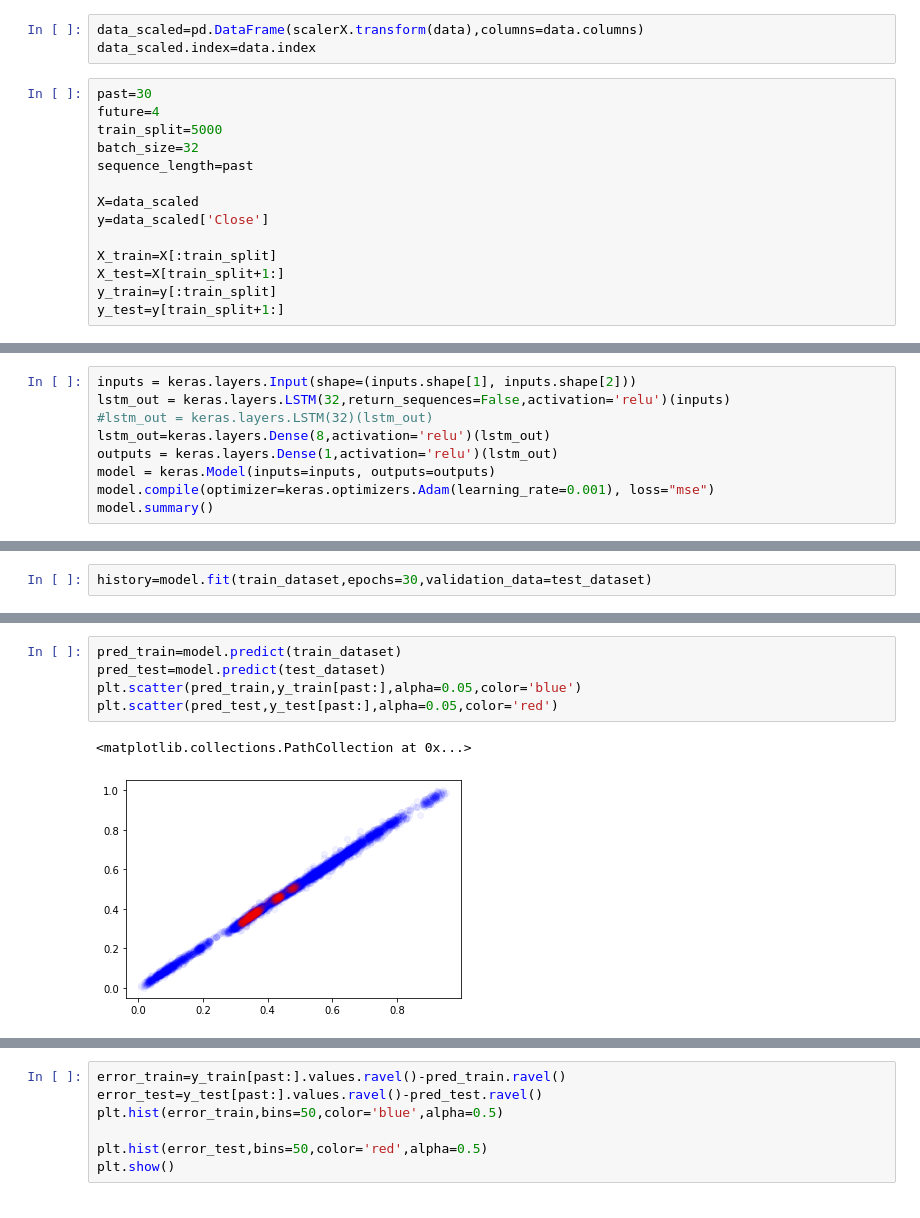
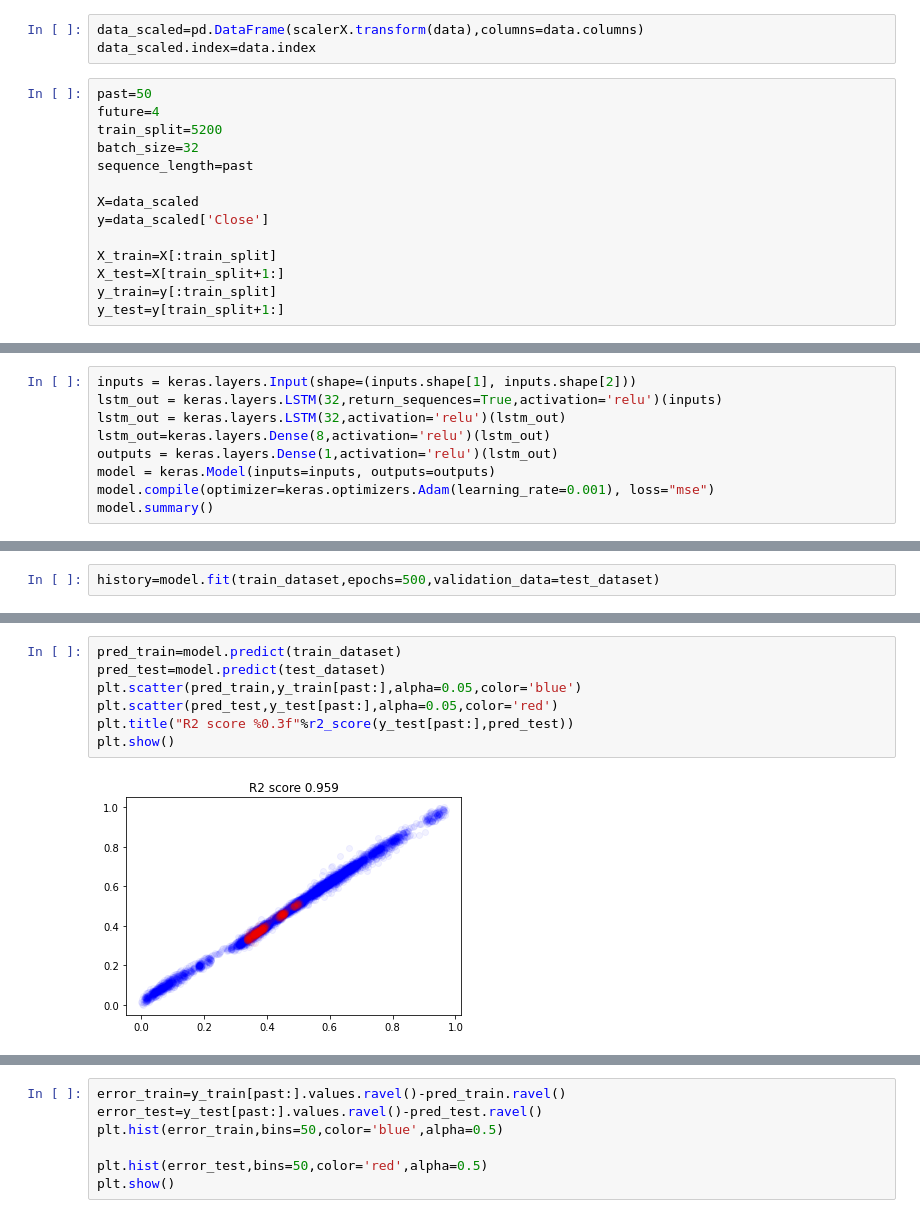
Before and after one commit to Smartsie/Invest, a Jupyter notebook: Invest_with_Currency.ipynb, the cells around one changed output, grey strips where cells are left out. Drawn from its saved outputs; the diff is of its cells as text.

Commit message:
Added relu

```diff
--- a/Invest_with_Currency.ipynb
+++ b/Invest_with_Currency.ipynb
@@ -370,9 +370,9 @@ scalery=scaler.fit(data.Close.values.reshape(-1,1))
 data_scaled=pd.DataFrame(scalerX.transform(data),columns=data.columns)
 data_scaled.index=data.index
 # %%
-past=30
+past=50
 future=4
-train_split=5000
+train_split=5200
 batch_size=32
 sequence_length=past
 
@@ -395,8 +395,8 @@ Input shape: (128, 30, 5)
 Target shape: (128,)
 # %%
 inputs = keras.layers.Input(shape=(inputs.shape[1], inputs.shape[2]))
-lstm_out = keras.layers.LSTM(32,return_sequences=False,activation='relu')(inputs)
-#lstm_out = keras.layers.LSTM(32)(lstm_out)
+lstm_out = keras.layers.LSTM(32,return_sequences=True,activation='relu')(inputs)
+lstm_out = keras.layers.LSTM(32,activation='relu')(lstm_out)
 lstm_out=keras.layers.Dense(8,activation='relu')(lstm_out)
 outputs = keras.layers.Dense(1,activation='relu')(lstm_out)
 model = keras.Model(inputs=inputs, outputs=outputs)
@@ -420,6 +422,6 @@ Trainable params: 5,137
 Non-trainable params: 0
 _________________________________________________________________
 # %%
-history=model.fit(train_dataset,epochs=30,validation_data=test_dataset)
+history=model.fit(train_dataset,epochs=500,validation_data=test_dataset)
 # %% [output]
 Epoch 1/30
@@ -446,11 +448,12 @@ visualize_loss(history, "Training and Validation Loss")
 # %%
 pred_train=model.predict(train_dataset)
 pred_test=model.predict(test_dataset)
 plt.scatter(pred_train,y_train[past:],alpha=0.05,color='blue')
 plt.scatter(pred_test,y_test[past:],alpha=0.05,color='red')
+plt.title("R2 score %0.3f"%r2_score(y_test[past:],pred_test))
+plt.show()
 # %% [output]
-<matplotlib.collections.PathCollection at 0x...>
-[figure, old version]
+[figure, new version]
 # %%
 results_train=pd.DataFrame(y_train[past:])
 results_train['Preds']=pred_train
```
Also changed, not shown: parts of 6 cells of this notebook.
